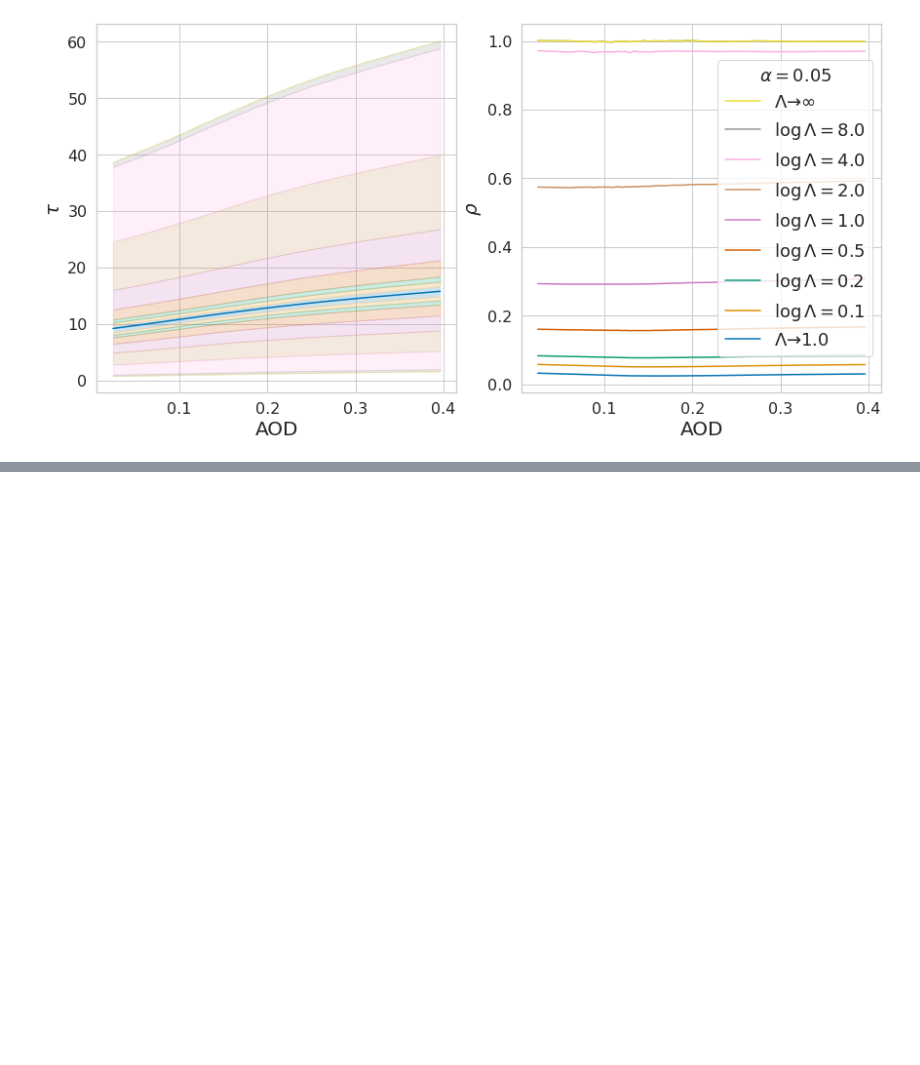
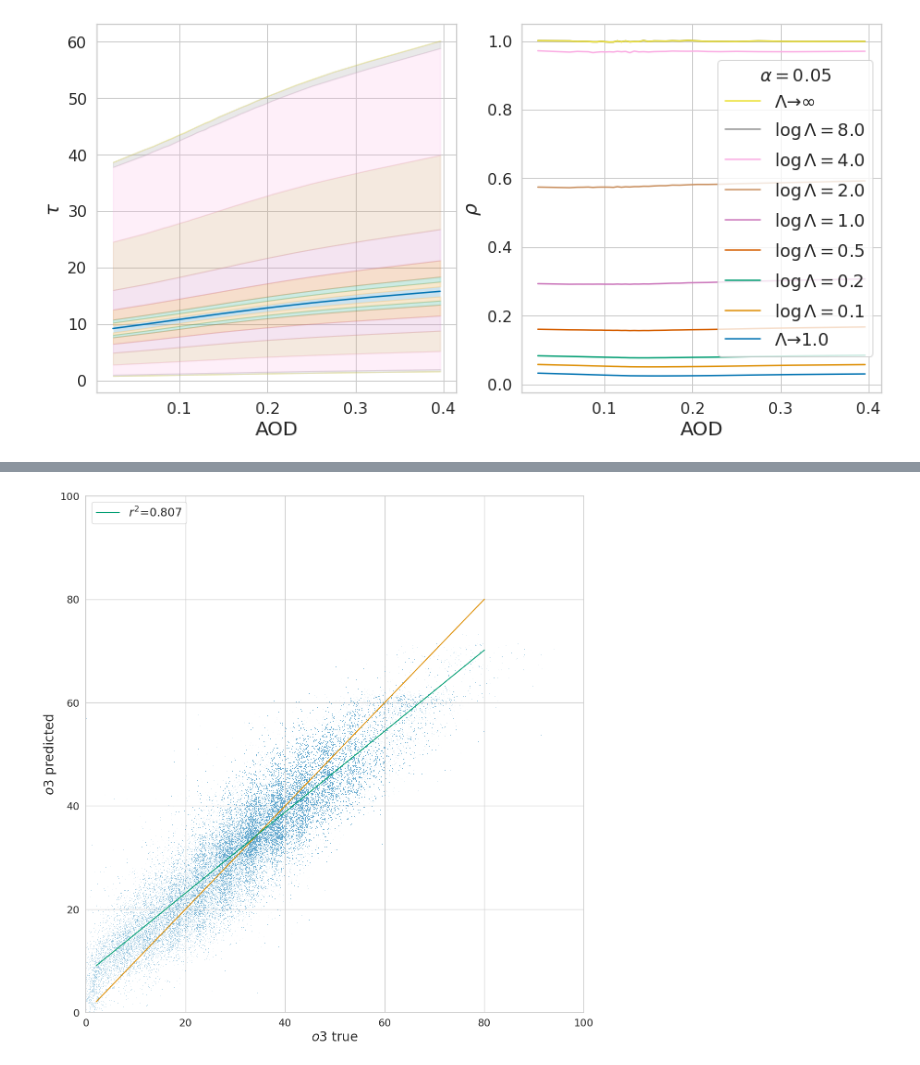
Before and after one commit to shmh40/overcast, a Jupyter notebook: examples/aci/transformer/evaluate_toar_edit.ipynb, the cells around one changed output, grey strips where cells are left out. Cells and saved outputs as stored; diff of their text form; code cells hidden in the pictures; blank space fills up the shorter version.

Commit message:
eval of toar

```diff
--- a/examples/aci/transformer/evaluate_toar_edit.ipynb
+++ b/examples/aci/transformer/evaluate_toar_edit.ipynb
@@ -3059,0 +3062,8 @@ _ = ax2.set_xlabel("AOD")
+# %%
+# these are going to change somewhat...but to what!
+experiment_dir = Path("/home/jovyan/lustre_scratch/cas/overcast/test_outputs/")
+experiment_dir = experiment_dir / "jasmin-daily_treatment-temp_covariates-max_25km_pop_density-nightlight_max_25km-nox-press-u-v-pblheight-relhum-cloudcover_outcomes-o3_bins-1_bs-True"
+experiment_dir = experiment_dir / "appended-treatment-transformer"
+experiment_dir = experiment_dir / "dh-256_nco-24_nct-24_dp-3_nh-4_ns-0.01_bt-0.0_ln-False_dr-0.5_sn-0.0_lr-0.0002_bs-32_ep-500"
+config_path = experiment_dir / "config.json"
+checkpoint_dir = experiment_dir = experiment_dir / "checkpoints"
@@ -3059,0 +3074,3 @@ _ = ax2.set_xlabel("AOD")
+# %%
+with open(config_path) as cp:
+    config = json.load(cp)
@@ -3059,0 +3093,9 @@ _ = ax2.set_xlabel("AOD")
+# %%
+config["ds_test"]["root"] = "../../../data/toar_france_countries_timestamp_col_drop_no2_nans_drop_no_nans_with_nox_bckgrnd.csv"
+config["ds_valid"]["root"] = "../../../data/toar_france_countries_timestamp_col_drop_no2_nans_drop_no_nans_with_nox_bckgrnd.csv"
+config["ds_train"]["root"] = "../../../data/toar_france_countries_timestamp_col_drop_no2_nans_drop_no_nans_with_nox_bckgrnd.csv"
+ds = {
+    "test": datasets.DATASETS.get(dataset_name)(**config.get("ds_test")),
+    "valid": datasets.DATASETS.get(dataset_name)(**config.get("ds_valid")),
+    "train": datasets.DATASETS.get(dataset_name)(**config.get("ds_train")),
+}
@@ -3059,0 +3154,4 @@ _ = ax2.set_xlabel("AOD")
+# %%
+means_ensemble = ensembles.predict_mean(ensemble, ds["test"], batch_size=None)
+df_test = ds["test"].data_frame
+observed_outcomes = df_test.to_numpy()[:, -1:]
@@ -3059,0 +3274,21 @@ _ = ax2.set_xlabel("AOD")
+# %%
+_, ax1 = plt.subplots(1, 1, figsize=(12, 12))
+
+idx_outcome = 0
+qs = np.quantile(observed_outcomes[:, idx_outcome], [0.01, 0.999])
+domain = np.arange(qs[0], qs[1], 0.01)
+slope, intercept, r, p, stderr = stats.linregress(
+    observed_outcomes[:, idx_outcome], means_ensemble.mean(0)[:, idx_outcome]
+)
+_ = sns.scatterplot(x=observed_outcomes[:, idx_outcome], y=means_ensemble.mean(0)[:, idx_outcome], s=0.5, ax=ax1)
+_ = ax1.plot(domain, domain, c="C1")
+_ = ax1.plot(domain, domain * slope + intercept, c="C2", label=f"$r^2$={r**2:.03f}")
+_ = ax1.set_xlim(0, 100)
+_ = ax1.set_ylim(0, 100)
+#_ = ax1.set_xlim(qs)
+#_ = ax1.set_ylim(qs)
+_ = ax1.set_xlabel(f"{TARGET_KEYS[idx_outcome]} true")
+_ = ax1.set_ylabel(f"{TARGET_KEYS[idx_outcome]} predicted")
+_ = ax1.legend(loc="upper left")
+# %% [output]
+[figure, added]
```
Also changed, not shown: parts of 20 cells of this notebook.
